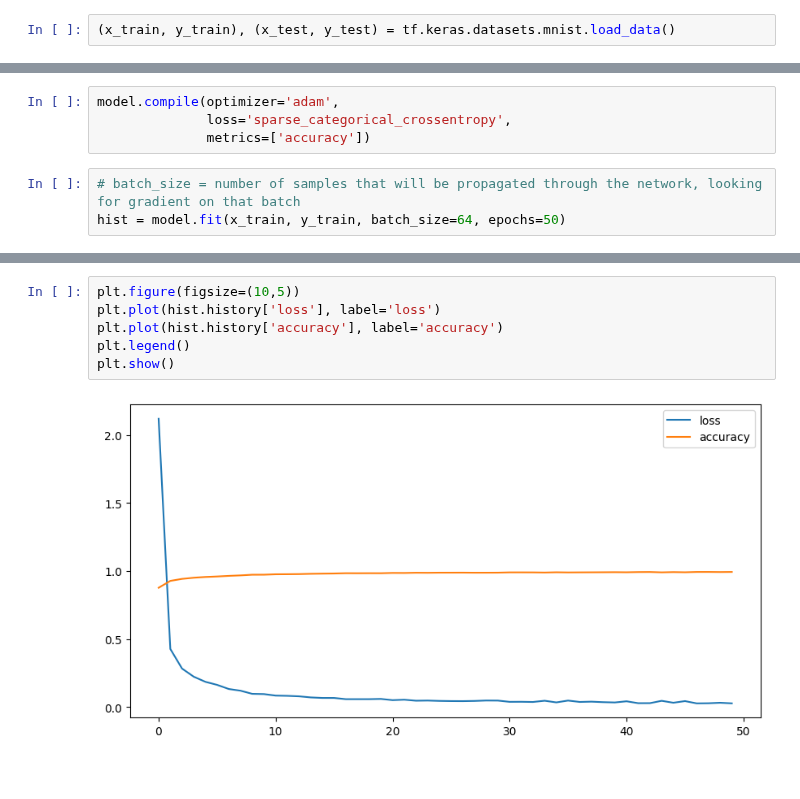
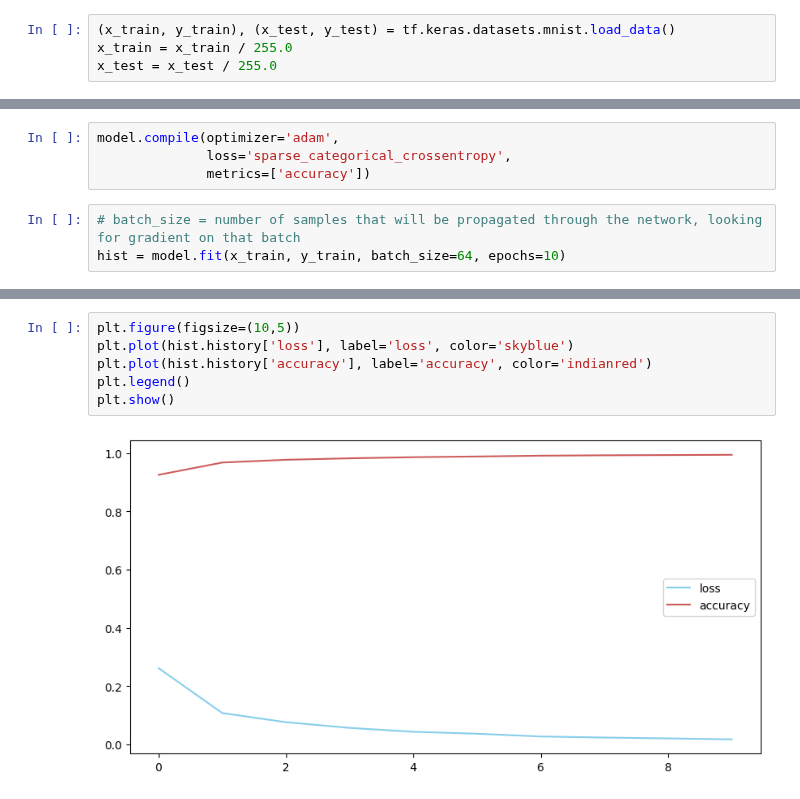
Before and after one commit to LuisMB09/Trading, a Jupyter notebook: tf_intro_class.ipynb, the cells around one changed output, grey strips where cells are left out. Saved outputs shown, nothing was run; the diff lists cells and outputs as text.

```diff
--- a/tf_intro_class.ipynb
+++ b/tf_intro_class.ipynb
@@ -8,3 +8,5 @@ print(tf.__version__)
 2.20.0
 # %%
 (x_train, y_train), (x_test, y_test) = tf.keras.datasets.mnist.load_data()
+x_train = x_train / 255.0
+x_test = x_test / 255.0
@@ -42,5 +51,5 @@ model.compile(optimizer='adam',
               metrics=['accuracy'])
 # %%
 # batch_size = number of samples that will be propagated through the network, looking for gradient on that batch
-hist = model.fit(x_train, y_train, batch_size=64, epochs=50)
+hist = model.fit(x_train, y_train, batch_size=64, epochs=10)
 # %% [output]
@@ -64,11 +76,11 @@ Epoch 50/50
 # %%
 plt.figure(figsize=(10,5))
-plt.plot(hist.history['loss'], label='loss')
-plt.plot(hist.history['accuracy'], label='accuracy')
+plt.plot(hist.history['loss'], label='loss', color='skyblue')
+plt.plot(hist.history['accuracy'], label='accuracy', color='indianred')
 plt.legend()
 plt.show()
 # %% [output]
-[figure, old version]
+[figure, new version]
 # %%
 #Loss and accuracy
 model.evaluate(x_test, y_test)
```
Also changed, not shown: parts of 6 cells of this notebook, 1 other file.
